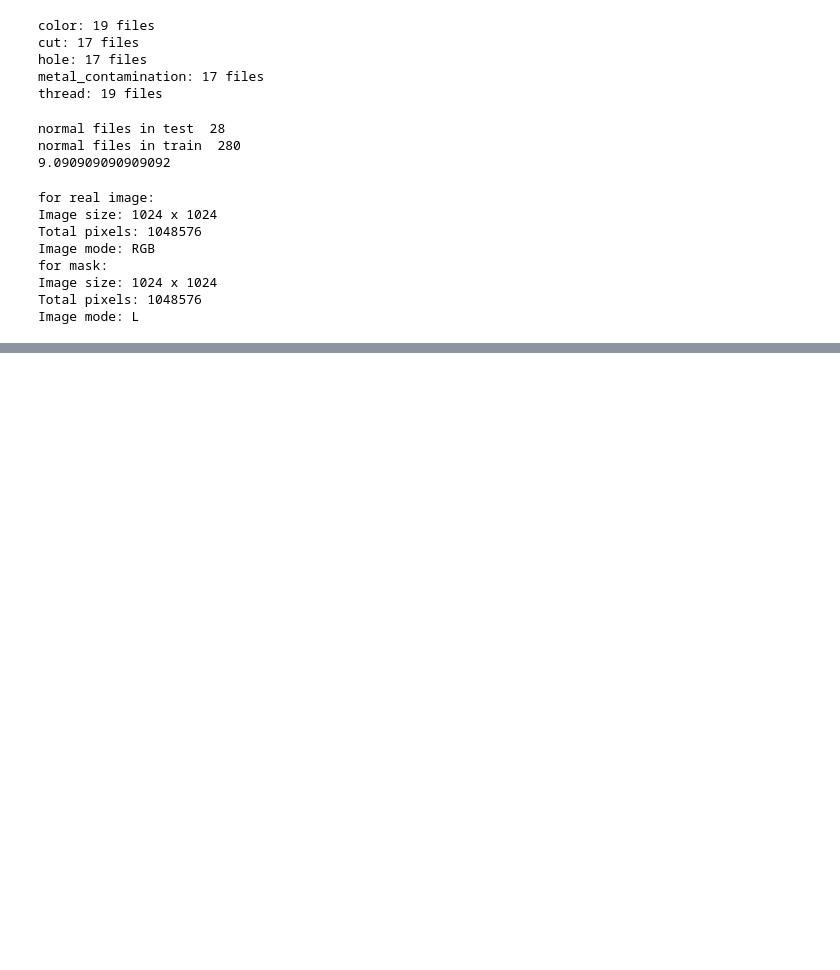
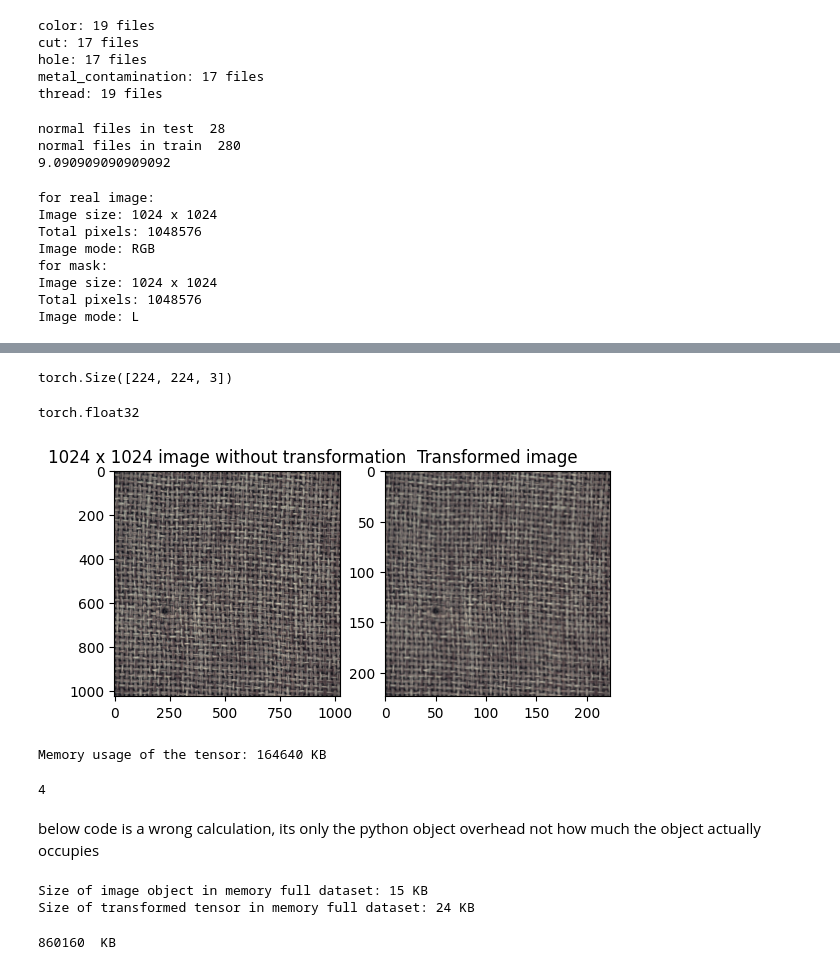
Before and after one commit to Dd1235/TinkerWithCV, a Jupyter notebook: MVTec_AD/eda.ipynb, the cells around one changed output, grey strips where cells are left out. Drawn from its saved outputs; the diff is of its cells as text; code cells hidden in the pictures; blank space fills up the shorter version.

```diff
--- a/MVTec_AD/eda.ipynb
+++ b/MVTec_AD/eda.ipynb
@@ -240,0 +249,12 @@ Image mode: L
+# %%
+from torchvision.transforms import transforms
+transform = transforms.Compose([
+    transforms.Resize((224,224)),
+    transforms.ToTensor() # pixel values 0,255 to 0,1
+])
+
+# pil image object
+image = transform(img_real)
+
+print(image.shape)
+print(type(image))
@@ -240,0 +284,43 @@ Image mode: L
+# %%
+image.permute(1,2,0).shape # 3, 224, 224 to 224, 224, 3, ie c,h,w to h,w,c
+# %% [output]
+torch.Size([224, 224, 3])
+# %%
+image.dtype
+# %% [output]
+torch.float32
+# %%
+# imshow knows that its float32 values so the values must be between 0 and 1
+plt.subplot(1,2,1)
+plt.imshow(img_real)
+plt.title("1024 x 1024 image without transformation")
+plt.subplot(1,2,2)
+plt.imshow(image.permute(1,2,0))
+plt.title("Transformed image")
+plt.show()
+# %% [output]
+[figure, added]
+# %%
+memory_usage = image.numel() * image.element_size() # numel c*h*w
+print(f"Memory usage of the tensor: {memory_usage * 280//1024} KB") # total memory use for 280 normal images in train/good
+# %% [output]
+Memory usage of the tensor: 164640 KB
+# %%
+image.element_size() # 4 bytes , float32 dtype
+# %% [output]
+4
+# %% [markdown]
+below code is a wrong calculation, its only the python object overhead not how much the object actually occupies
+# %%
+import sys
+
+print(f"Size of image object in memory full dataset: {sys.getsizeof(img_real)*280//1024} KB") # including metadata
+print(f"Size of transformed tensor in memory full dataset: {sys.getsizeof(image) * 280//1024} KB")
+# %% [output]
+Size of image object in memory full dataset: 15 KB
+Size of transformed tensor in memory full dataset: 24 KB
+# %%
+# one pixel is one byte
+print(1024*3*280, " KB")
+# %% [output]
+860160  KB
```
Also changed, not shown: parts of 7 cells of this notebook.
